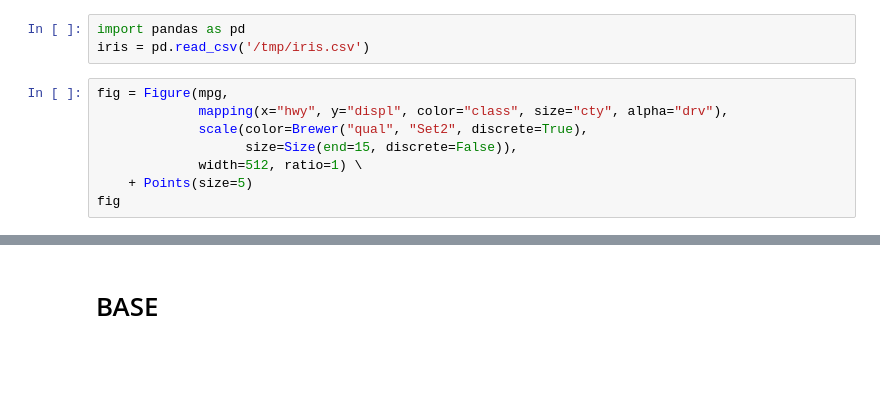
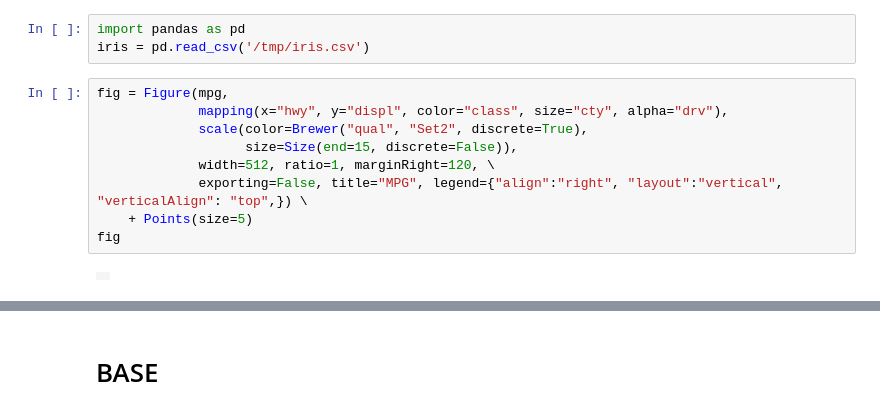
Before and after one commit to bernhard-42/hcplot, a Jupyter notebook: notebooks/work.ipynb, the cells around one changed output, grey strips where cells are left out. Saved outputs shown, nothing was run; the diff lists cells and outputs as text; blank space fills up the shorter version.

```diff
--- a/notebooks/work.ipynb
+++ b/notebooks/work.ipynb
@@ -19,8 +27,11 @@ iris = pd.read_csv('/tmp/iris.csv')
 # %%
 fig = Figure(mpg,
              mapping(x="hwy", y="displ", color="class", size="cty", alpha="drv"),
              scale(color=Brewer("qual", "Set2", discrete=True),
                    size=Size(end=15, discrete=False)),
-             width=512, ratio=1) \
+             width=512, ratio=1, marginRight=120, \
+             exporting=False, title="MPG", legend={"align":"right", "layout":"vertical", "verticalAlign": "top",}) \
     + Points(size=5)
 fig
+# %% [output]
+|  |
```
Also changed, not shown: parts of 12 cells of this notebook, 14 other files.
